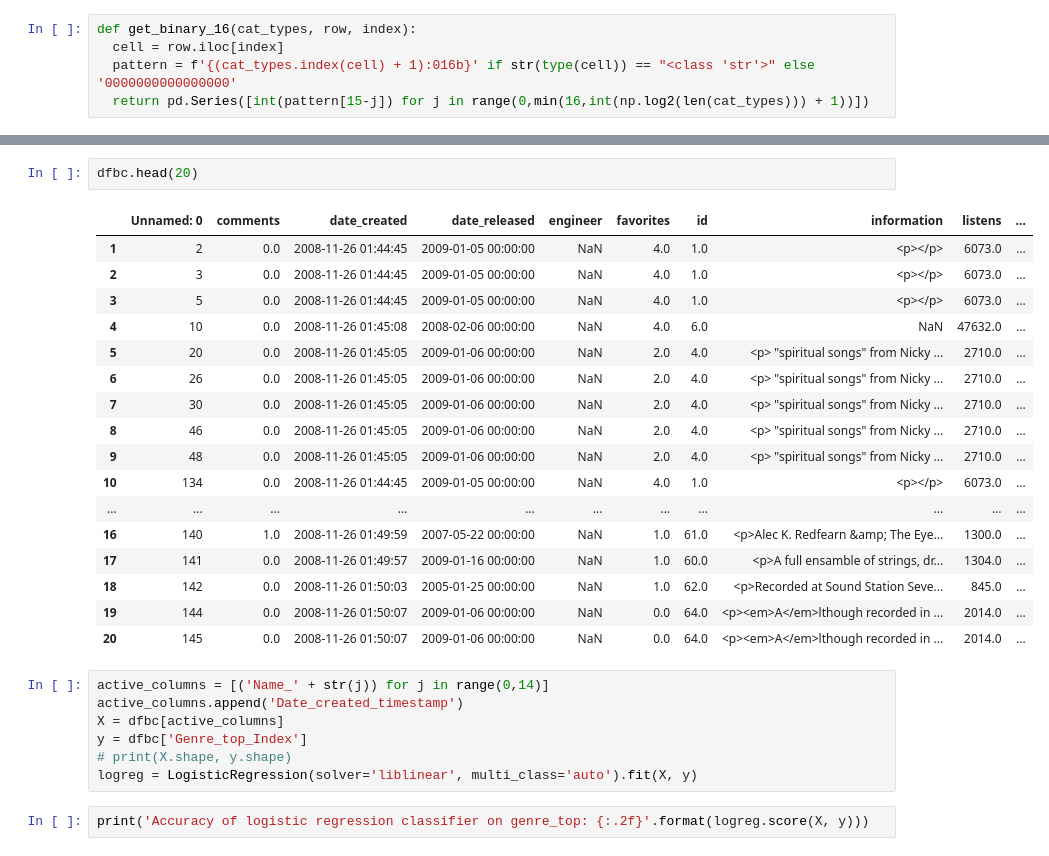
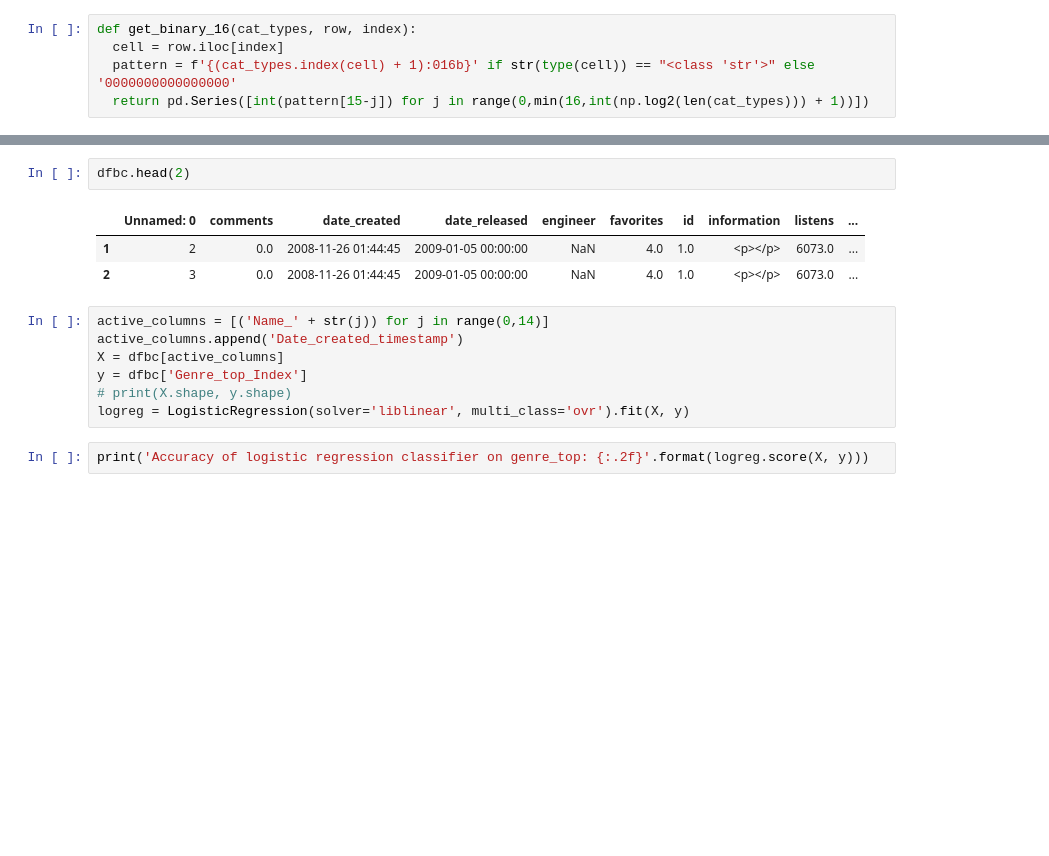
Before and after one commit to bloominstituteoftechnology/DS-Unit-2-Sprint-3-Advanced-Regression, a Jupyter notebook: module1-logistic-regression/LS_DS_231_Logistic_Regression.ipynb, the cells around one changed output, grey strips where cells are left out. Cells and saved outputs as stored; diff of their text form; blank space fills up the shorter version.

```diff
--- a/module1-logistic-regression/LS_DS_231_Logistic_Regression.ipynb
+++ b/module1-logistic-regression/LS_DS_231_Logistic_Regression.ipynb
@@ -421,30 +421,16 @@ apply executed in 41.25 seconds.
 # %%
-dfbc.head(20)
+dfbc.head(2)
 # %% [output]
 |  | Unnamed: 0 | comments | date_created | date_released | engineer | favorites | id | information | listens | ... |
 | 1 | 2 | 0.0 | 2008-11-26 01:44:45 | 2009-01-05 00:00:00 | NaN | 4.0 | 1.0 | <p></p> | 6073.0 | ... |
 | 2 | 3 | 0.0 | 2008-11-26 01:44:45 | 2009-01-05 00:00:00 | NaN | 4.0 | 1.0 | <p></p> | 6073.0 | ... |
-| 3 | 5 | 0.0 | 2008-11-26 01:44:45 | 2009-01-05 00:00:00 | NaN | 4.0 | 1.0 | <p></p> | 6073.0 | ... |
-| 4 | 10 | 0.0 | 2008-11-26 01:45:08 | 2008-02-06 00:00:00 | NaN | 4.0 | 6.0 | NaN | 47632.0 | ... |
-| 5 | 20 | 0.0 | 2008-11-26 01:45:05 | 2009-01-06 00:00:00 | NaN | 2.0 | 4.0 | <p> "spiritual songs" from Nicky ... | 2710.0 | ... |
-| 6 | 26 | 0.0 | 2008-11-26 01:45:05 | 2009-01-06 00:00:00 | NaN | 2.0 | 4.0 | <p> "spiritual songs" from Nicky ... | 2710.0 | ... |
-| 7 | 30 | 0.0 | 2008-11-26 01:45:05 | 2009-01-06 00:00:00 | NaN | 2.0 | 4.0 | <p> "spiritual songs" from Nicky ... | 2710.0 | ... |
-| 8 | 46 | 0.0 | 2008-11-26 01:45:05 | 2009-01-06 00:00:00 | NaN | 2.0 | 4.0 | <p> "spiritual songs" from Nicky ... | 2710.0 | ... |
-| 9 | 48 | 0.0 | 2008-11-26 01:45:05 | 2009-01-06 00:00:00 | NaN | 2.0 | 4.0 | <p> "spiritual songs" from Nicky ... | 2710.0 | ... |
-| 10 | 134 | 0.0 | 2008-11-26 01:44:45 | 2009-01-05 00:00:00 | NaN | 4.0 | 1.0 | <p></p> | 6073.0 | ... |
-| ... | ... | ... | ... | ... | ... | ... | ... | ... | ... | ... |
-| 16 | 140 | 1.0 | 2008-11-26 01:49:59 | 2007-05-22 00:00:00 | NaN | 1.0 | 61.0 | <p>Alec K. Redfearn &amp; The Eye... | 1300.0 | ... |
-| 17 | 141 | 0.0 | 2008-11-26 01:49:57 | 2009-01-16 00:00:00 | NaN | 1.0 | 60.0 | <p>A full ensamble of strings, dr... | 1304.0 | ... |
-| 18 | 142 | 0.0 | 2008-11-26 01:50:03 | 2005-01-25 00:00:00 | NaN | 1.0 | 62.0 | <p>Recorded at Sound Station Seve... | 845.0 | ... |
-| 19 | 144 | 0.0 | 2008-11-26 01:50:07 | 2009-01-06 00:00:00 | NaN | 0.0 | 64.0 | <p><em>A</em>lthough recorded in ... | 2014.0 | ... |
-| 20 | 145 | 0.0 | 2008-11-26 01:50:07 | 2009-01-06 00:00:00 | NaN | 0.0 | 64.0 | <p><em>A</em>lthough recorded in ... | 2014.0 | ... |
 # %%
 active_columns = [('Name_' + str(j)) for j in range(0,14)]
 active_columns.append('Date_created_timestamp')
 X = dfbc[active_columns]
 y = dfbc['Genre_top_Index']
 # print(X.shape, y.shape)
-logreg = LogisticRegression(solver='liblinear', multi_class='auto').fit(X, y)
+logreg = LogisticRegression(solver='liblinear', multi_class='ovr').fit(X, y)
 # %%
 print('Accuracy of logistic regression classifier on genre_top: {:.2f}'.format(logreg.score(X, y)))
 # %% [output]
```
Also changed, not shown: parts of 13 cells of this notebook.
